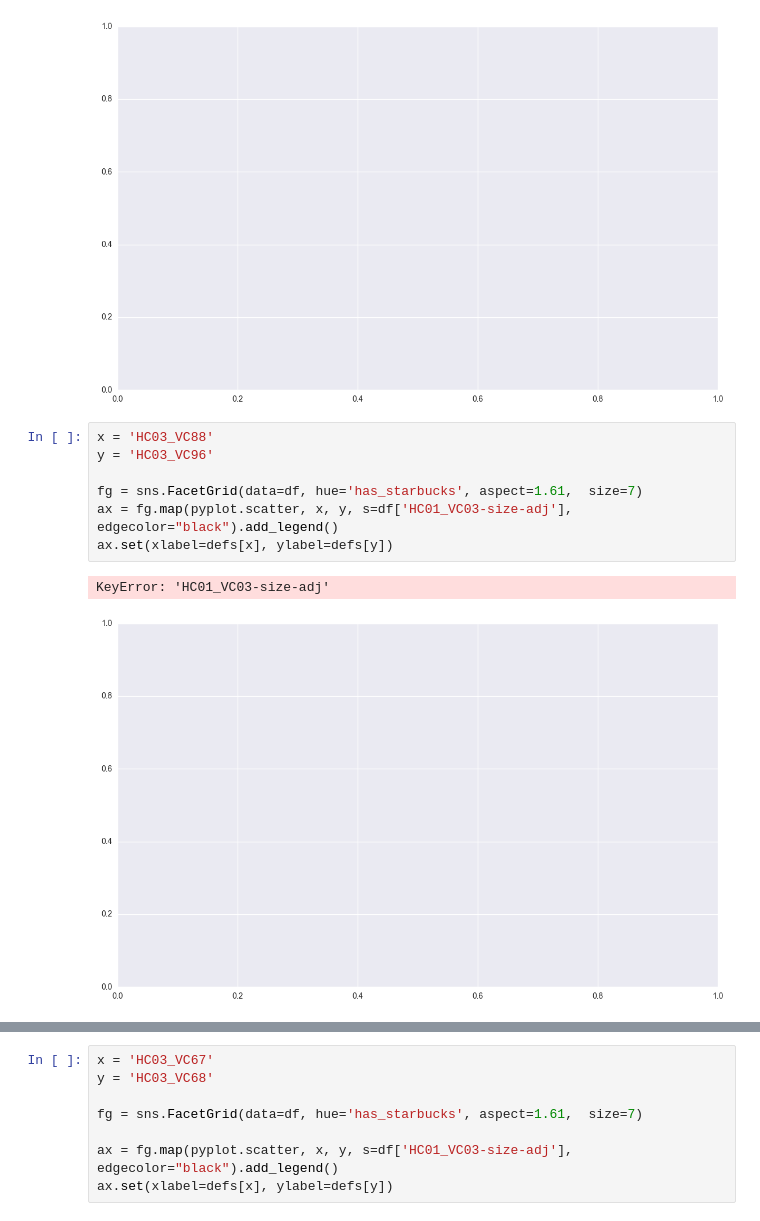
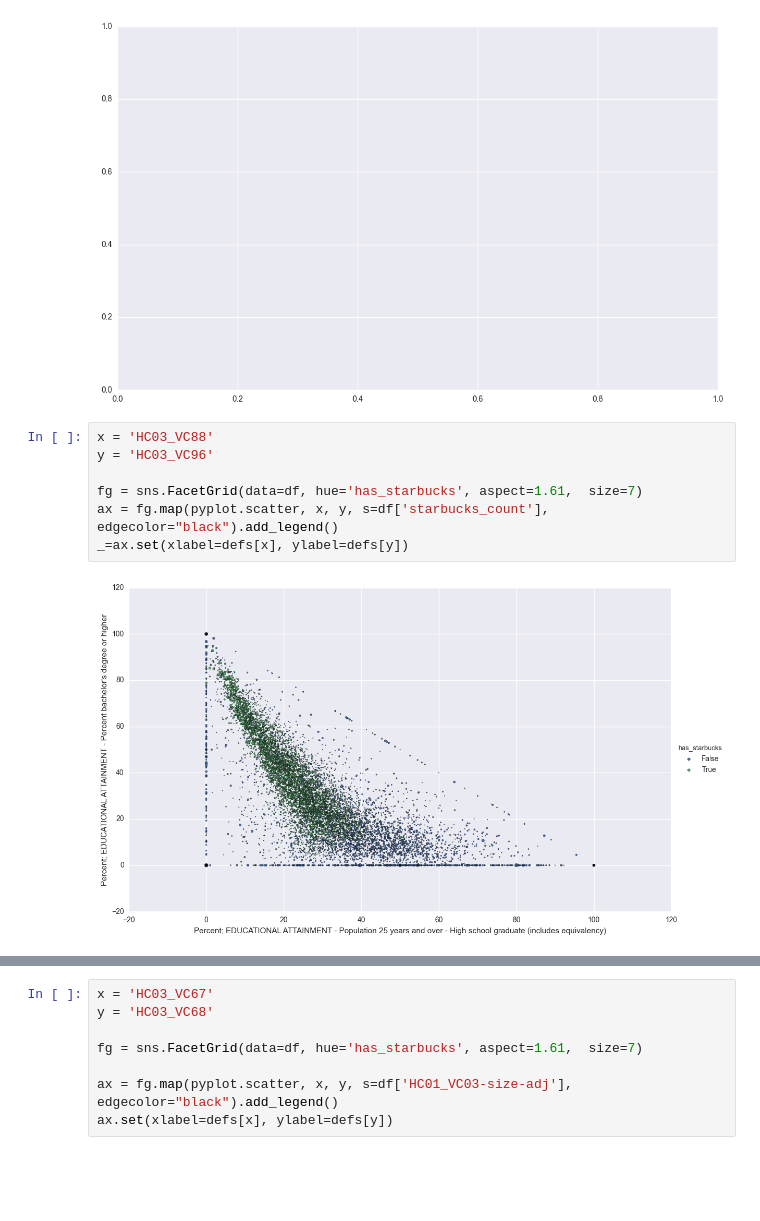
Before and after one commit to tmthyjames/general_prez, a Jupyter notebook: The_General_Coffee_scratch.ipynb, the cells around one changed output, grey strips where cells are left out. Saved outputs shown, nothing was run; the diff lists cells and outputs as text; blank space fills up the shorter version.

```diff
--- a/The_General_Coffee_scratch.ipynb
+++ b/The_General_Coffee_scratch.ipynb
@@ -288,12 +288,11 @@ KeyError: "['HC03_VC87'] not in index"
 # %%
 x = 'HC03_VC88'
 y = 'HC03_VC96'
 
 fg = sns.FacetGrid(data=df, hue='has_starbucks', aspect=1.61,  size=7)
-ax = fg.map(pyplot.scatter, x, y, s=df['HC01_VC03-size-adj'], edgecolor="black").add_legend()
-ax.set(xlabel=defs[x], ylabel=defs[y])
+ax = fg.map(pyplot.scatter, x, y, s=df['starbucks_count'], edgecolor="black").add_legend()
+_=ax.set(xlabel=defs[x], ylabel=defs[y])
 # %% [output]
-KeyError: 'HC01_VC03-size-adj'
-[figure, old version]
+[figure, new version]
 # %%
 fg = sns.FacetGrid(data=df, hue='has_starbucks', aspect=1.61,  size=7)
```
Also changed, not shown: parts of 3 cells of this notebook, 2 other files.
